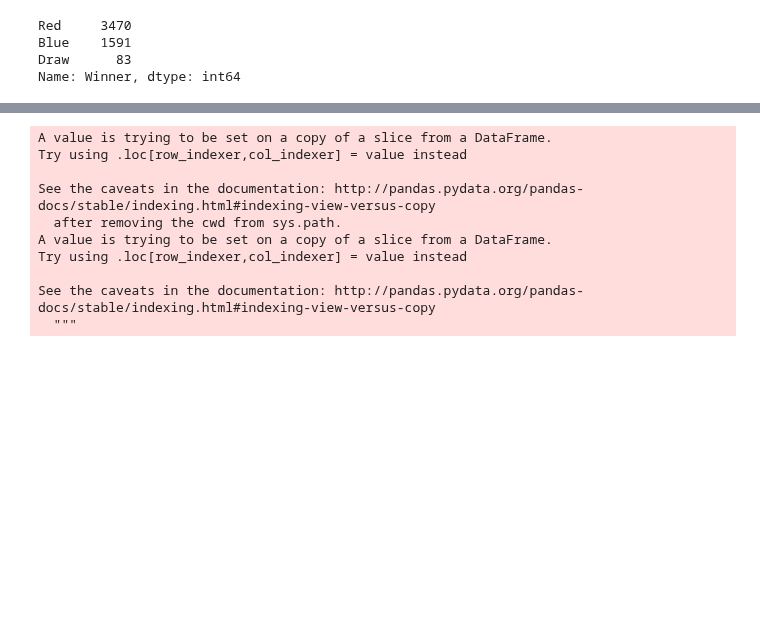
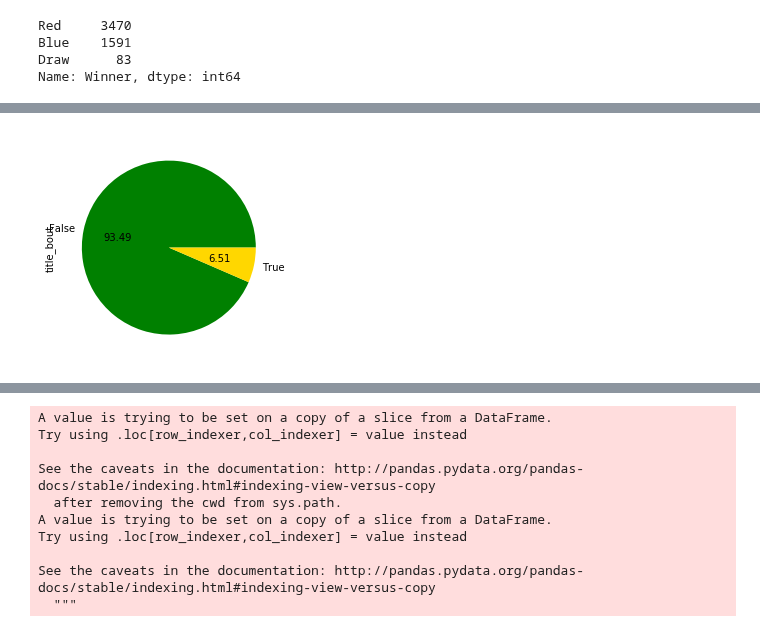
Before and after one commit to VergaraC/Dados_P3, a Jupyter notebook: Projeto3_Sujo/Projeto3sujo_yama.ipynb, the cells around one changed output, grey strips where cells are left out. Saved outputs shown, nothing was run; the diff lists cells and outputs as text; code cells hidden in the pictures; blank space fills up the shorter version.

```diff
--- a/Projeto3_Sujo/Projeto3sujo_yama.ipynb
+++ b/Projeto3_Sujo/Projeto3sujo_yama.ipynb
@@ -68,0 +48,4 @@ Name: Winner, dtype: int64
+# %%
+data['title_bout'].value_counts().plot(kind='pie', colors=['green','gold'],autopct="%0.2f",legend=False);
+# %% [output]
+[figure, added]
```
Also changed, not shown: parts of 95 cells of this notebook.
